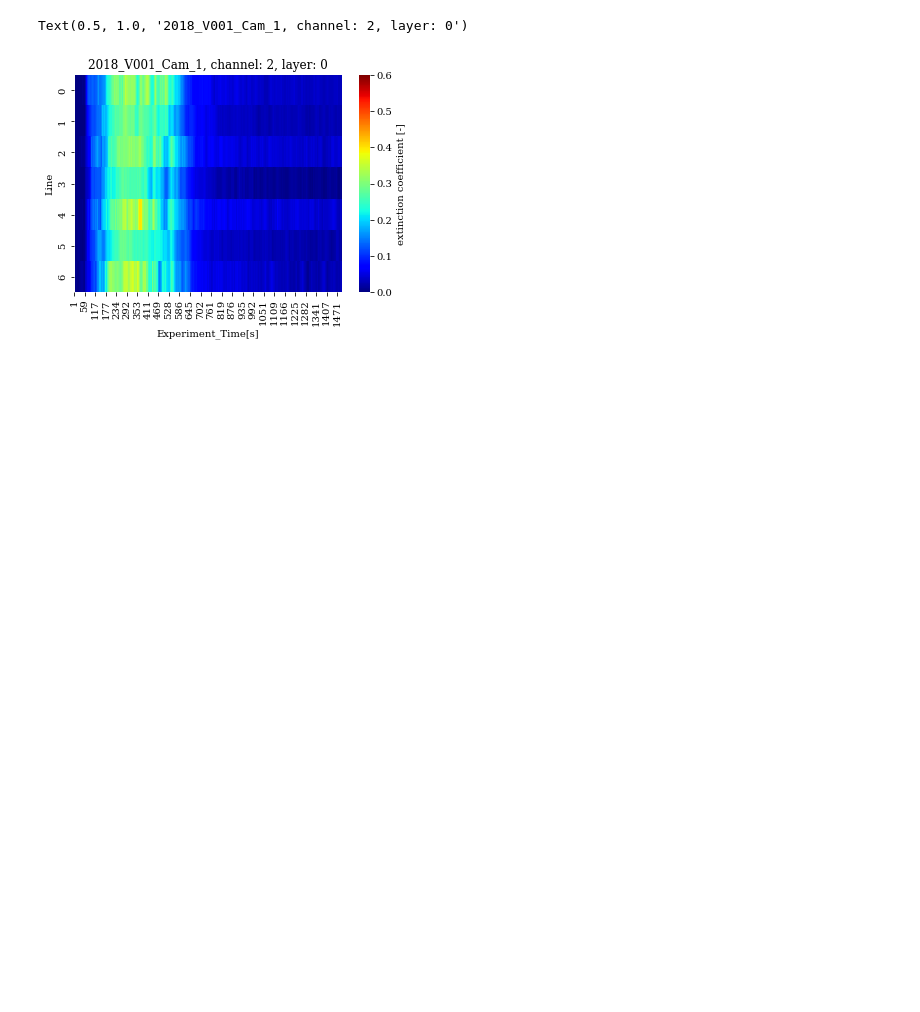
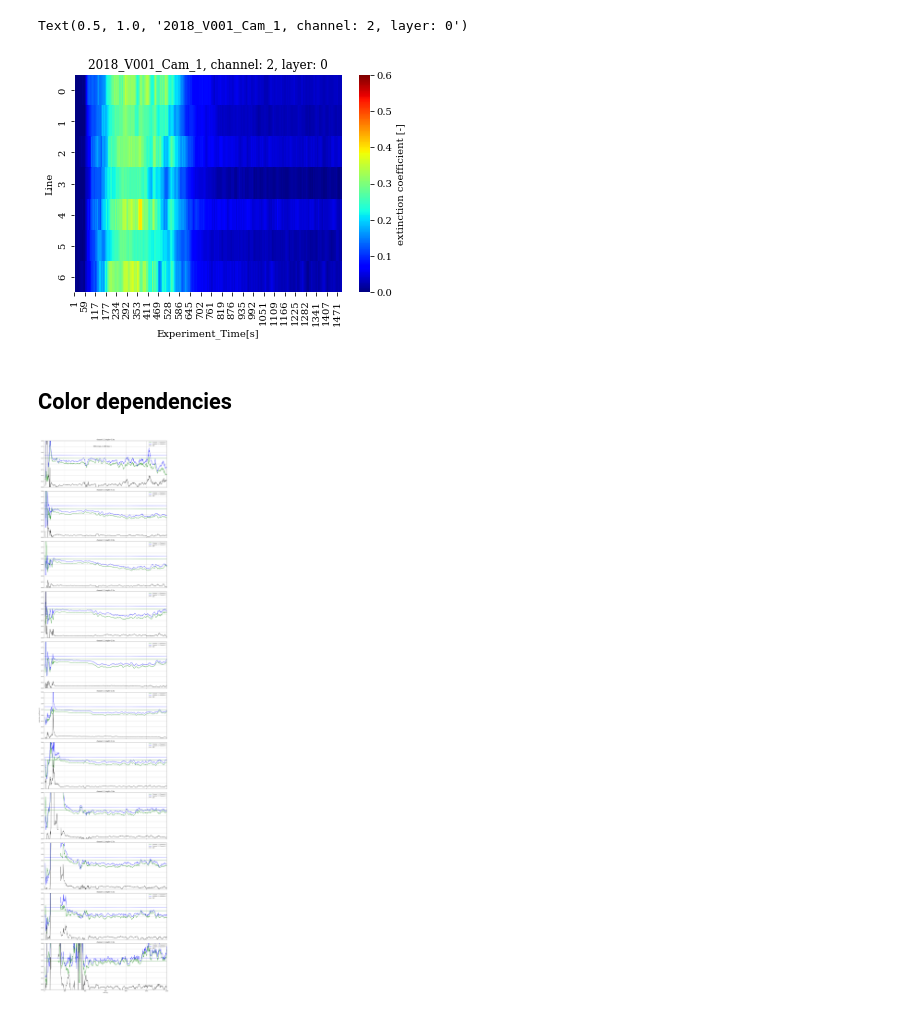
Before and after one commit to kriboe90/LedsaDataCollect, a Jupyter notebook: examples/analysis_single_simulation.ipynb, the cells around one changed output. Cells and saved outputs as stored; diff of their text form; code cells hidden in the pictures; blank space fills up the shorter version.

Commit message:
adding color relations

```diff
--- a/examples/analysis_single_simulation.ipynb
+++ b/examples/analysis_single_simulation.ipynb
@@ -320,3 +316,50 @@ ax.set_title(f"{year}_{simulation}_Cam_{cam}, channel: {channel}, layer: {layer}
 # %% [output]
 Text(0.5, 1.0, '2018_V001_Cam_1, channel: 2, layer: 0')
 [figure]
+# %% [markdown]
+## Color dependencies
+# %%
+line = 1 # LED line
+channel_list = [0,1,2] # Camera channel to analyse
+height_list = [3.3,3.1,2.9,2.7,2.5,2.3,2.1,1.9,1.7,1.5,1.3]  # Heights to analyse
+
+cam = 1
+window_sim = 10 # Average window for simulation
+
+min_time = 0 # Minimum datapoint
+max_time = 1200 # Maximum datapoint
+
+n_rows = len(height_list)
+
+fig, axs = plt.subplots(nrows=n_rows, ncols=1, sharex=True, sharey="row")
+fig.set_size_inches(16, 6*n_rows)
+
+for ax, height, in zip(axs, height_list):
+    layer = get_layer_from_height(1, 3.35, height, 20)
+    sim = sim_cam01
+    extco_0 = sim.get_extco_at_layer(0,layer, window_sim)
+    extco_1 = sim.get_extco_at_layer(1,layer, window_sim)
+    extco_2 = sim.get_extco_at_layer(2,layer, window_sim)
+    rel_extco_1_0 = extco_1.loc[:,line] / extco_0.loc[:,line]
+    rel_extco_2_0 = extco_2.loc[:,line] / extco_0.loc[:,line]
+    diff_rel_1_rel_2 = rel_extco_2_0 - rel_extco_1_0
+    ax.plot(extco_0.index,rel_extco_1_0, color='green', label="Channel 1 / Channel 0")
+    ax.plot(extco_0.index,rel_extco_2_0, color='blue', label="Channel 2 / Channel 0")
+    ax.plot(extco_0.index,diff_rel_1_rel_2, color='black', label="Diff")
+
+    ax.axhline(y=1.367, color = 'blue', linestyle='--')
+    ax.axhline(y=1.237, color = 'green', linestyle='--')
+    ax.grid(True)
+    ax.set_xlim(min_time, max_time)
+    ax.set_title(f"channel: {channel}, height={height}m")
+    ax.legend(loc='upper right')
+    ax.set_ylim(0,2)
+
+fig.add_subplot(111, frameon=False)
+fig.suptitle(f"{simulation}_Cam_{cam}, LED line: {line}")
+plt.tick_params(labelcolor='none', top=False, bottom=False, left=False, right=False)
+plt.xlabel("time [s]")
+plt.ylabel("extinction coefficient [-]",labelpad=15)
+plt.tight_layout()
+# %% [output]
+[figure, added]
```
Also changed, not shown: parts of 4 cells of this notebook.
